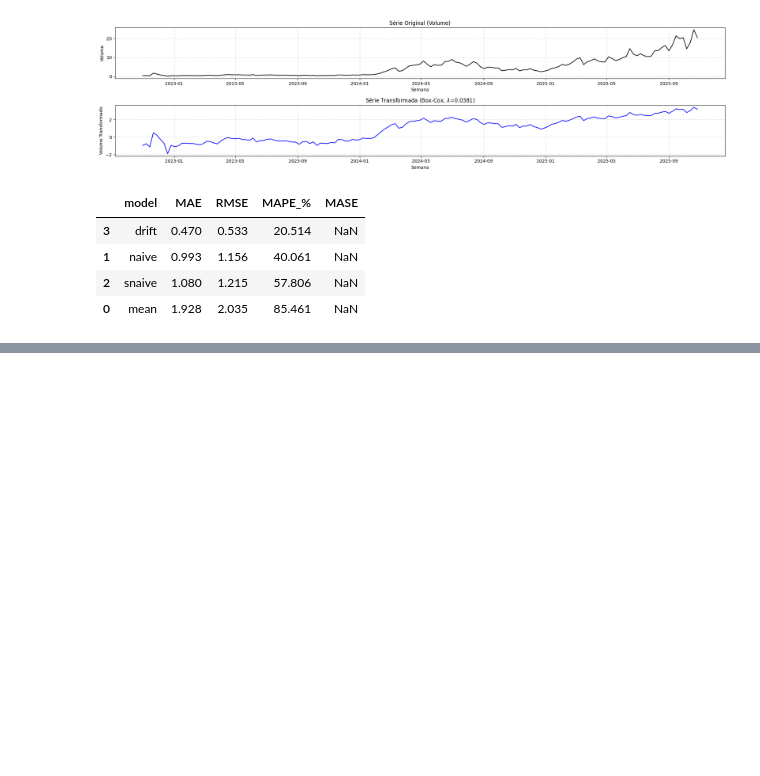
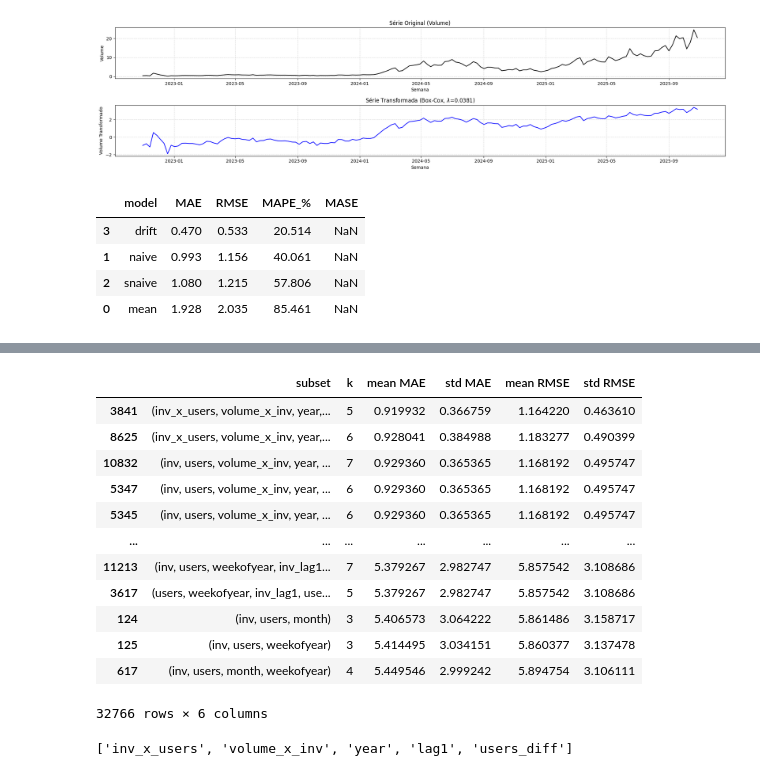
Before and after one commit to GuilhermeCastilho02/Series-Temporais-A2, a Jupyter notebook: trabalho_a2.ipynb, the cells around one changed output, grey strips where cells are left out. Drawn from its saved outputs; the diff is of its cells as text; code cells hidden in the pictures; blank space fills up the shorter version.

```diff
--- a/trabalho_a2.ipynb
+++ b/trabalho_a2.ipynb
@@ -410,0 +504,22 @@ metrics_baselines_bc
+# %%
+X = df[[
+    "inv","users","inv_x_users", "volume_x_users",
+    "volume_x_inv","year","month","weekofyear",
+    "lag1","lag2","lag52",#"rolling_mean_4","rolling_mean_12",
+    "inv_lag1","users_lag1",#"inv_roll4","users_roll4",
+    "inv_diff","users_diff"
+]]
+
+y = df["volume"]
+# %%
+h = 52
+
+X_train, X_test = X.iloc[:-h].copy(), X.iloc[-h:].copy()
+y_train, y_test = y.iloc[:-h].copy(), y.iloc[-h:].copy()
+
+# Adiciona intercepto
+X_train = sm.add_constant(X_train)
+X_test["const"] = np.ones(X_test.shape[0])
+X_test = X_test[X_train.columns]
+
+cols = X.columns.tolist()
@@ -410,0 +567,37 @@ metrics_baselines_bc
+# %%
+# busca exaustiva (todas as combinações)
+results = []
+for k in range(1, len(cols)):
+    for subset in itertools.combinations(cols, k):
+        mean_MAE_score, std_MAE_score = cv_score_for_subset(X[list(subset)], y, mean_absolute_error)
+        mean_RMSE_score, std_RMSE_score = cv_score_for_subset(X[list(subset)], y, mean_squared_error, False)
+        results.append({
+            "subset": subset,
+            "k": k,
+            "mean MAE": mean_MAE_score,
+            "std MAE": std_MAE_score,
+            "mean RMSE": mean_RMSE_score,
+            "std RMSE": std_RMSE_score
+        })
+
+res_df = pd.DataFrame(results).sort_values("mean MAE")
+res_df
+# %% [output]
+|  | subset | k | mean MAE | std MAE | mean RMSE | std RMSE |
+| 3841 | (inv_x_users, volume_x_inv, year,... | 5 | 0.919932 | 0.366759 | 1.164220 | 0.463610 |
+| 8625 | (inv_x_users, volume_x_inv, year,... | 6 | 0.928041 | 0.384988 | 1.183277 | 0.490399 |
+| 10832 | (inv, users, volume_x_inv, year, ... | 7 | 0.929360 | 0.365365 | 1.168192 | 0.495747 |
+| 5347 | (inv, users, volume_x_inv, year, ... | 6 | 0.929360 | 0.365365 | 1.168192 | 0.495747 |
+| 5345 | (inv, users, volume_x_inv, year, ... | 6 | 0.929360 | 0.365365 | 1.168192 | 0.495747 |
+| ... | ... | ... | ... | ... | ... | ... |
+| 11213 | (inv, users, weekofyear, inv_lag1... | 7 | 5.379267 | 2.982747 | 5.857542 | 3.108686 |
+| 3617 | (users, weekofyear, inv_lag1, use... | 5 | 5.379267 | 2.982747 | 5.857542 | 3.108686 |
+| 124 | (inv, users, month) | 3 | 5.406573 | 3.064222 | 5.861486 | 3.158717 |
+| 125 | (inv, users, weekofyear) | 3 | 5.414495 | 3.034151 | 5.860377 | 3.137478 |
+| 617 | (inv, users, month, weekofyear) | 4 | 5.449546 | 2.999242 | 5.894754 | 3.106111 |
+32766 rows × 6 columns
+# %%
+best_features = list(res_df.iloc[0]["subset"])
+best_features
+# %% [output]
+['inv_x_users', 'volume_x_inv', 'year', 'lag1', 'users_diff']
```
Also changed, not shown: parts of 15 cells of this notebook.
